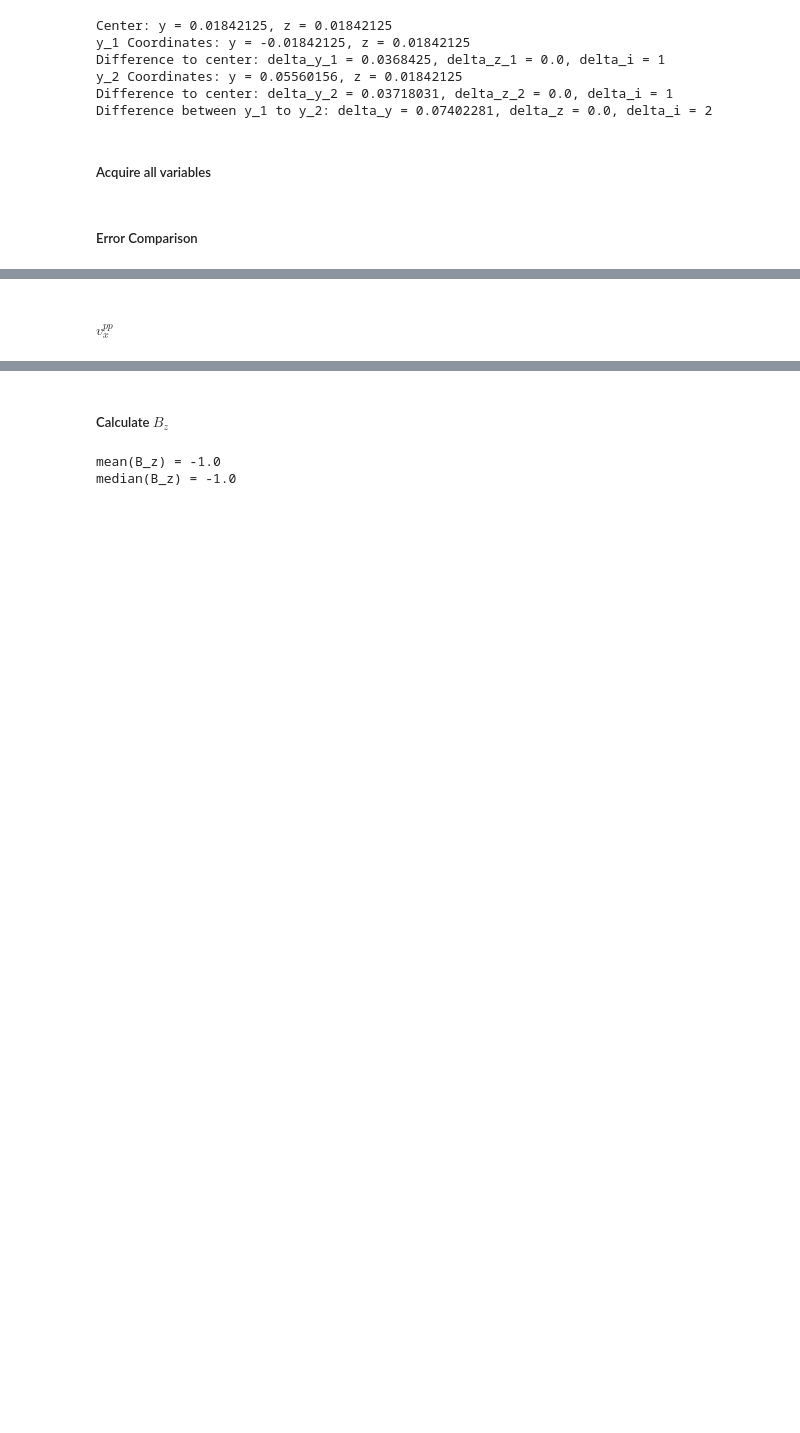
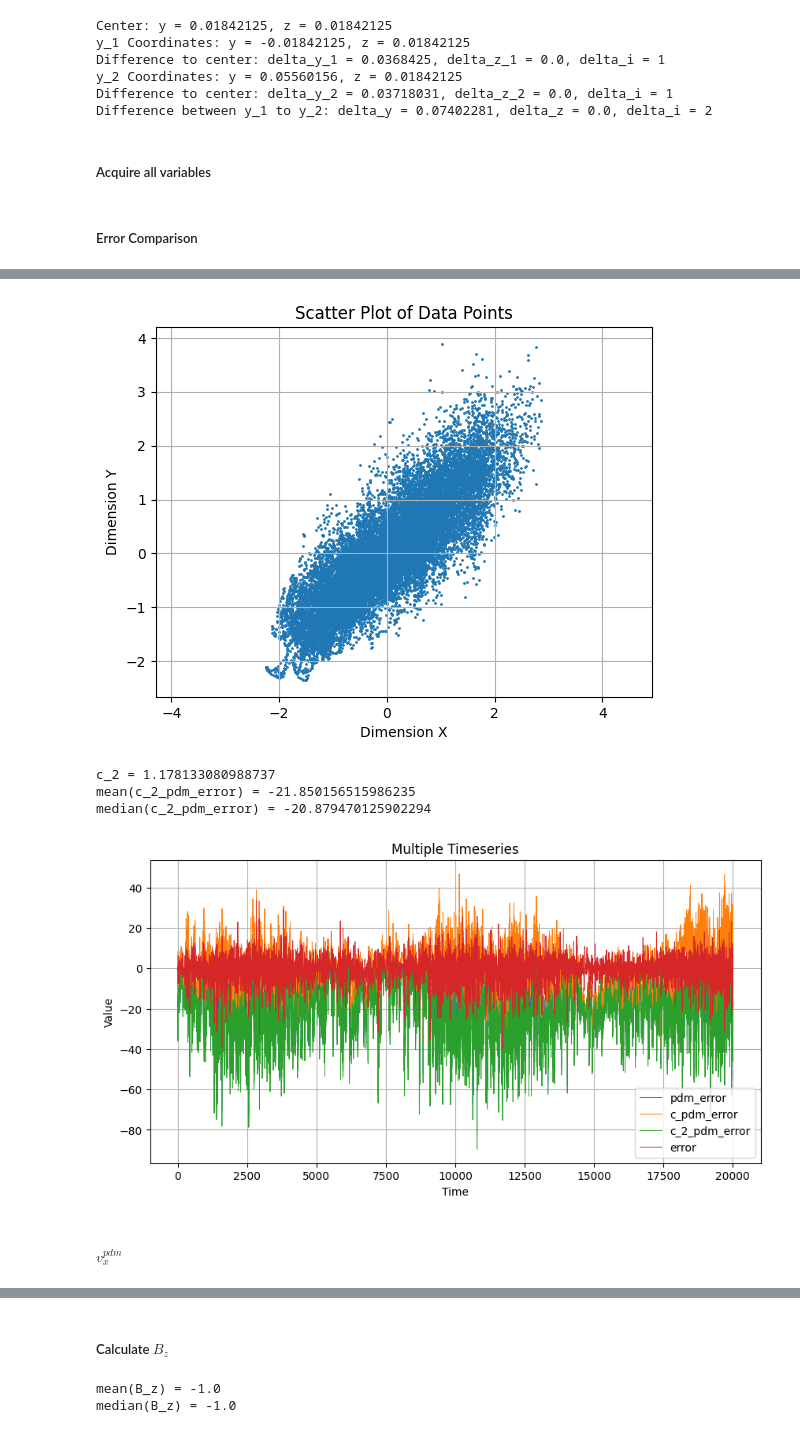
Before and after one commit to MichaelSkowronek/potential_probe_velocity_measuring, a Jupyter notebook: notebooks/measurement_x15_y0_z0_ha300.ipynb, the cells around one changed output, grey strips where cells are left out. Cells and saved outputs as stored; diff of their text form; code cells hidden in the pictures; blank space fills up the shorter version.

```diff
--- a/notebooks/measurement_x15_y0_z0_ha300.ipynb
+++ b/notebooks/measurement_x15_y0_z0_ha300.ipynb
@@ -233,0 +204,67 @@ median(no_current) = -16.431074484891884
+# %%
+sigma = -1
+B_z = -1
+
+error = (partial_phi - (j_y_center / sigma)) / B_z - v_x_center
+print(f"mean(error) = {np.mean(error)}")
+print(f"median(error) = {np.median(error)}")
+print()
+
+pdm_error = partial_phi / B_z - v_x_center
+print(f"mean(pdm_error) = {np.mean(pdm_error)}")
+print(f"median(pdm_error) = {np.median(pdm_error)}")
+print()
+
+v_x_pdm = partial_phi / B_z  # pdm = potential difference method
+c_timeseries = np.divide(v_x_pdm, v_x_center)
+c = np.mean(c_timeseries)
+print(f"c = mean(c_timeseries) = {c}")
+print(f"var(c_timeseries) = {np.std(c_timeseries)}")
+print(f"median(c_timeseries) = {np.median(c_timeseries)}")
+print()
+
+c_pdm_error = v_x_pdm / c - v_x_center
+print(f"mean(c_pdm_error) = {np.mean(c_pdm_error)}")
+print(f"median(c_pdm_error) = {np.median(c_pdm_error)}")
+print()
+
+# Covariance
+v_x_pdm_norm = (v_x_pdm - np.mean(v_x_pdm)) / np.std(v_x_pdm)
+v_x_center_norm = (v_x_center - np.mean(v_x_center)) / np.std(v_x_center)
+_data = np.vstack((v_x_pdm_norm, v_x_center_norm))
+covariance_matrix = np.cov(_data)
+print(covariance_matrix)
+# Plotting the data points
+plt.scatter(
+    v_x_pdm_norm,
+    v_x_center_norm,
+    s=1,
+    )
+plt.title('Scatter Plot of Data Points')
+plt.xlabel('Dimension X')
+plt.ylabel('Dimension Y')
+plt.grid(True)
+plt.axis('equal')  # Equal scaling for both axes
+plt.show()
+c_2 = 1 / covariance_matrix[1, 0]
+print(f"c_2 = {c_2}")
+c_2_pdm_error = v_x_pdm / c_2 - v_x_center
+print(f"mean(c_2_pdm_error) = {np.mean(c_2_pdm_error)}")
+print(f"median(c_2_pdm_error) = {np.median(c_2_pdm_error)}")
+
+plot_timeseries(
+    [
+        pdm_error,
+        c_pdm_error,
+        c_2_pdm_error,
+        error,
+        ],
+    labels=[
+        "pdm_error",
+        "c_pdm_error",
+        "c_2_pdm_error",
+        "error",
+        ],
+    linewidth=0.7,
+    )
+# %% [output]
@@ -234,2 +286,7 @@ median(no_current) = -16.431074484891884
+[figure, added]
+c_2 = 1.178133080988737
+mean(c_2_pdm_error) = -21.850156515986235
+median(c_2_pdm_error) = -20.879470125902294
+[figure, added]
 # %% [markdown]
-##### $v_x^{pp}$
+##### $v_x^{pdm}$
```
Also changed, not shown: parts of 10 cells of this notebook, 3 other files.
